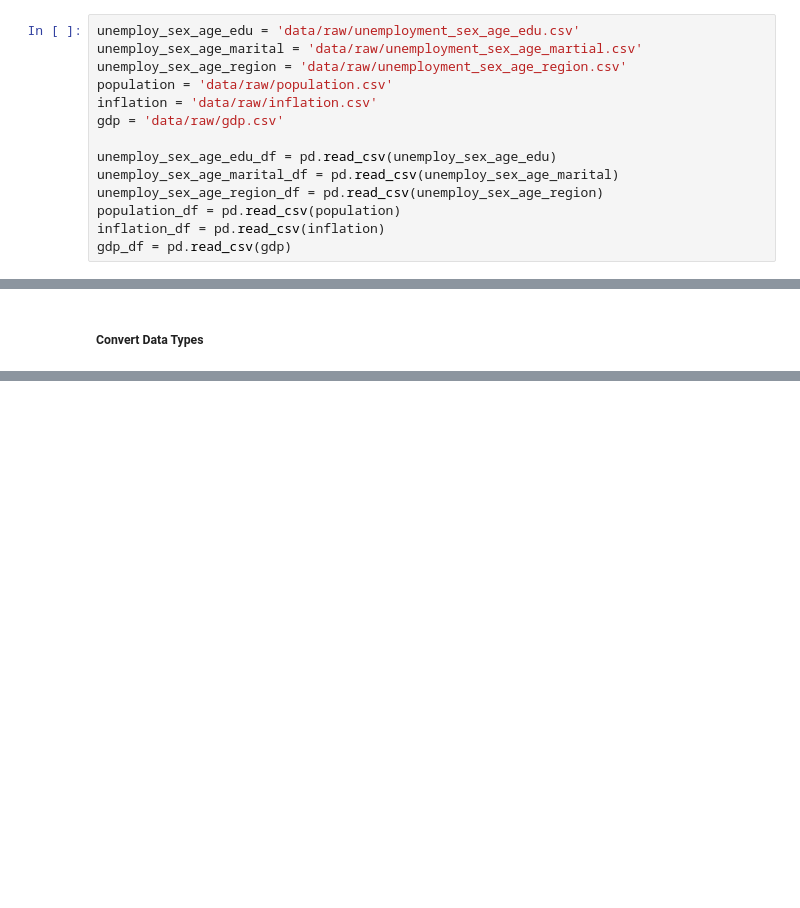
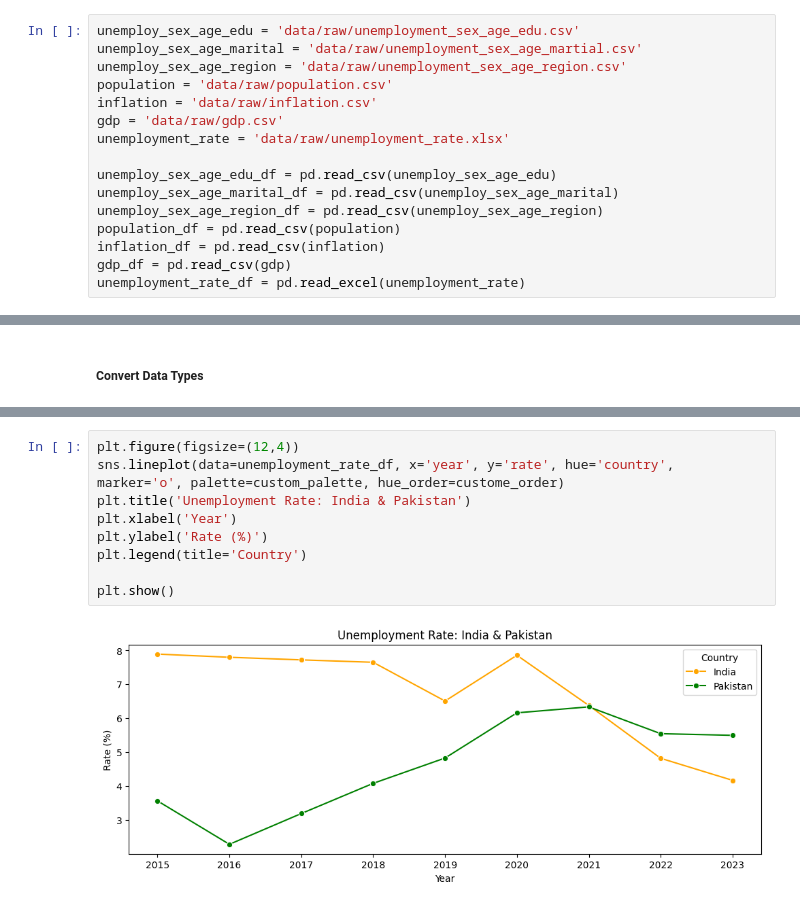
Before and after one commit to KaungSiThu-Sallius/Unemployment-Analysis-and-Prediction-in-India-Pakistan-and-Bangladesh, a Jupyter notebook: main.ipynb, the cells around one changed output, grey strips where cells are left out. Saved outputs shown, nothing was run; the diff lists cells and outputs as text; blank space fills up the shorter version.

```diff
--- a/main.ipynb
+++ b/main.ipynb
@@ -17,6 +19,7 @@ unemploy_sex_age_region = 'data/raw/unemployment_sex_age_region.csv'
 population = 'data/raw/population.csv'
 inflation = 'data/raw/inflation.csv'
 gdp = 'data/raw/gdp.csv'
+unemployment_rate = 'data/raw/unemployment_rate.xlsx'
 
 unemploy_sex_age_edu_df = pd.read_csv(unemploy_sex_age_edu)
 unemploy_sex_age_marital_df = pd.read_csv(unemploy_sex_age_marital)
@@ -24,6 +27,7 @@ unemploy_sex_age_region_df = pd.read_csv(unemploy_sex_age_region)
 population_df = pd.read_csv(population)
 inflation_df = pd.read_csv(inflation)
 gdp_df = pd.read_csv(gdp)
+unemployment_rate_df = pd.read_excel(unemployment_rate)
 # %% [markdown]
 ### Dropping unnecessary columns
 # %%
@@ -144,0 +229,11 @@ unemploy_sex_age_region_df['time'] =  pd.PeriodIndex(unemploy_sex_age_region_df[
+# %%
+plt.figure(figsize=(12,4))
+sns.lineplot(data=unemployment_rate_df, x='year', y='rate', hue='country', marker='o', palette=custom_palette, hue_order=custome_order)
+plt.title('Unemployment Rate: India & Pakistan')
+plt.xlabel('Year')
+plt.ylabel('Rate (%)')
+plt.legend(title='Country')
+
+plt.show()
+# %% [output]
+[figure, added]
```
Also changed, not shown: parts of 11 cells of this notebook, 6 other files.
